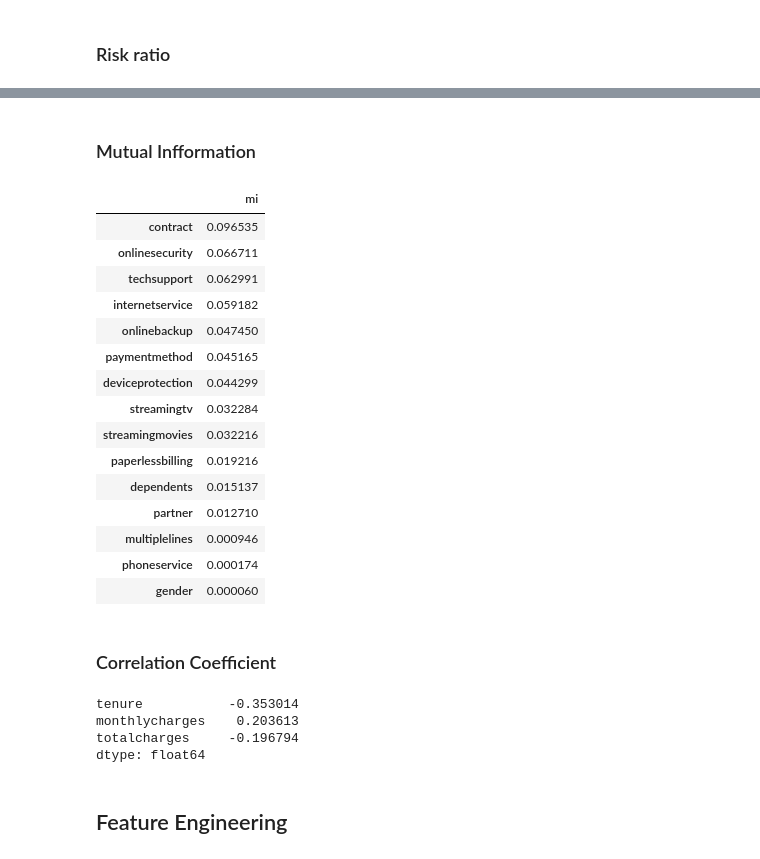
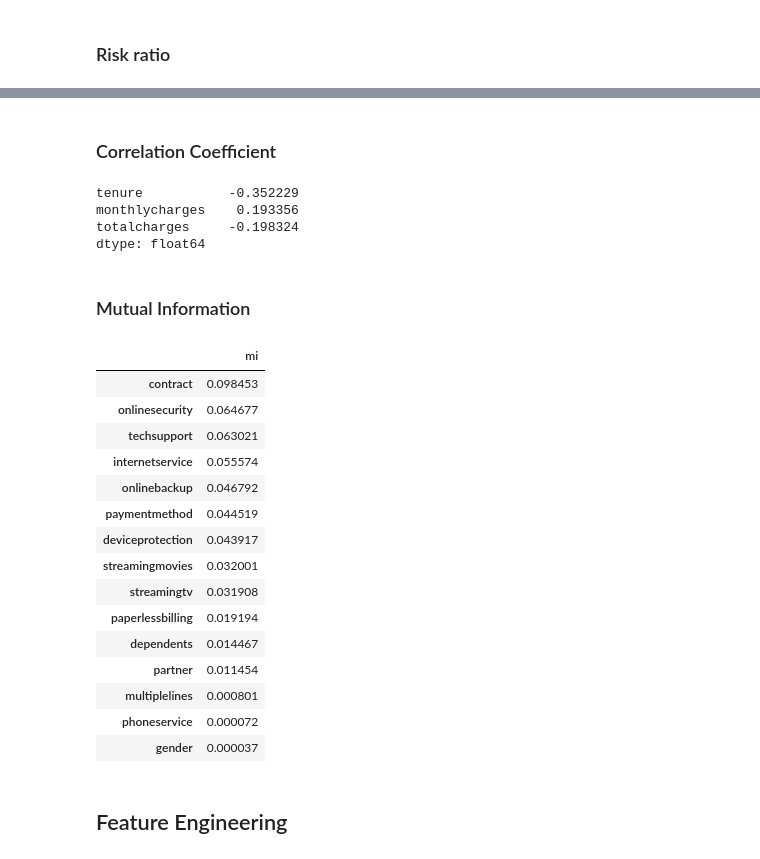
Before and after one commit to PabloJRW/telco-churn-prediction, a Jupyter notebook: notebooks/EDA.ipynb, the cells around one changed output, grey strips where cells are left out. Saved outputs shown, nothing was run; the diff lists cells and outputs as text; code cells hidden in the pictures.

```diff
--- a/notebooks/EDA.ipynb
+++ b/notebooks/EDA.ipynb
@@ -215,39 +196,40 @@ for col in categorical:
+# %% [markdown]
+### Correlation Coefficient
+# %%
+# Pearson correlation coefficient
+telco[numerical].corrwith(telco.churn)
+# %% [output]
+tenure           -0.352229
+monthlycharges    0.193356
+totalcharges     -0.198324
+dtype: float64
 # %% [markdown]
-### Mutual Infformation
+### Mutual Information
 # %%
 # Mutual Information
 def calculate_mi(series):
-    return mutual_info_score(series, df_train_full.churn)
+    return mutual_info_score(series, telco.churn)
 
-df_mi = df_train_full[categorical].apply(calculate_mi)
+df_mi = telco[categorical].apply(calculate_mi)
 df_mi = df_mi.sort_values(ascending=False).to_frame(name='mi')
 df_mi
 # %% [output]
 |  | mi |
-| contract | 0.096535 |
-| onlinesecurity | 0.066711 |
-| techsupport | 0.062991 |
-| internetservice | 0.059182 |
-| onlinebackup | 0.047450 |
-| paymentmethod | 0.045165 |
-| deviceprotection | 0.044299 |
-| streamingtv | 0.032284 |
-| streamingmovies | 0.032216 |
-| paperlessbilling | 0.019216 |
-| dependents | 0.015137 |
-| partner | 0.012710 |
-| multiplelines | 0.000946 |
-| phoneservice | 0.000174 |
-| gender | 0.000060 |
+| contract | 0.098453 |
+| onlinesecurity | 0.064677 |
+| techsupport | 0.063021 |
+| internetservice | 0.055574 |
+| onlinebackup | 0.046792 |
+| paymentmethod | 0.044519 |
+| deviceprotection | 0.043917 |
+| streamingmovies | 0.032001 |
+| streamingtv | 0.031908 |
+| paperlessbilling | 0.019194 |
+| dependents | 0.014467 |
+| partner | 0.011454 |
+| multiplelines | 0.000801 |
+| phoneservice | 0.000072 |
+| gender | 0.000037 |
-# %% [markdown]
-### Correlation Coefficient
-# %%
-df_train_full[numerical].corrwith(df_train_full.churn)
-# %% [output]
-tenure           -0.353014
-monthlycharges    0.203613
-totalcharges     -0.196794
-dtype: float64
 # %% [markdown]
 ## Feature Engineering
 # %%
```
Also changed, not shown: parts of 11 cells of this notebook, 3 other files.
